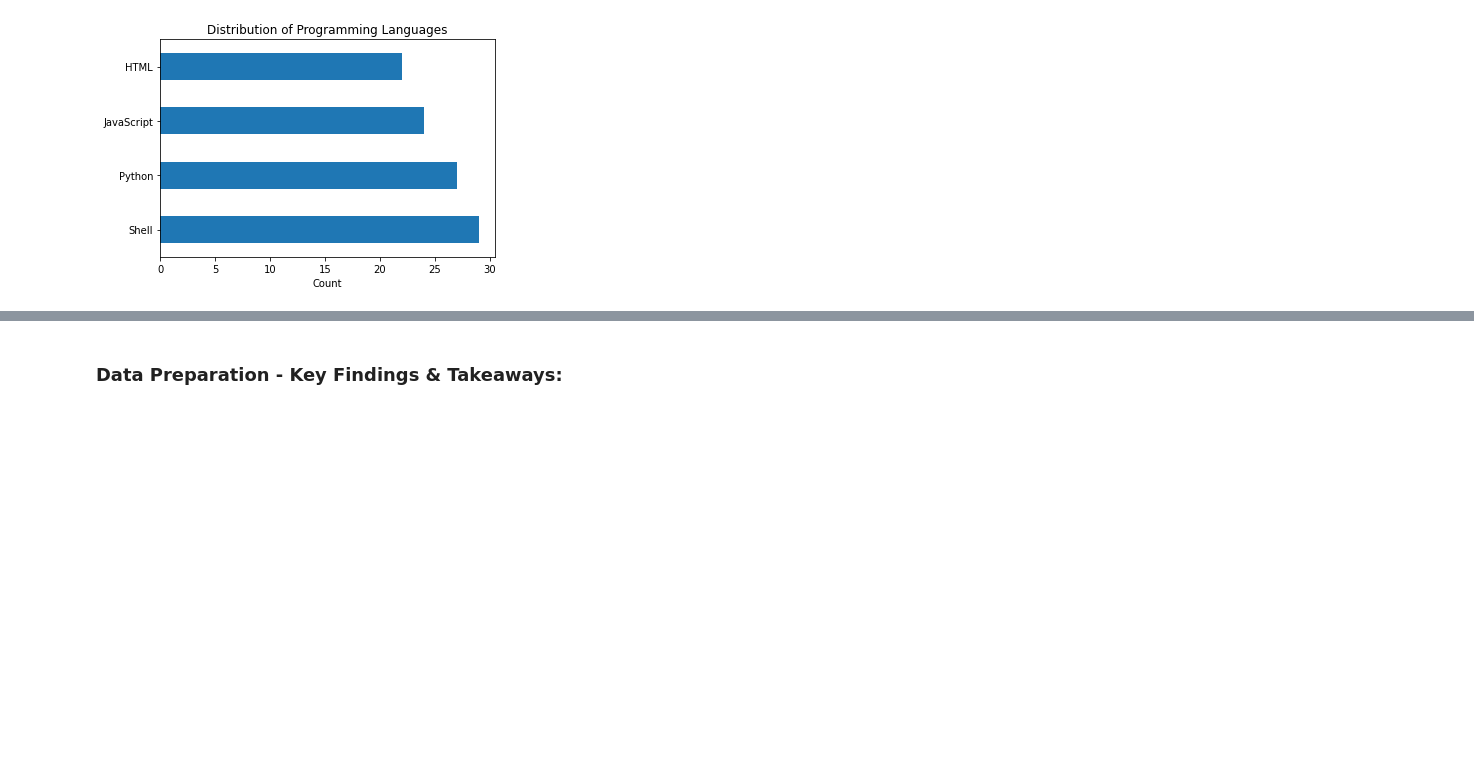
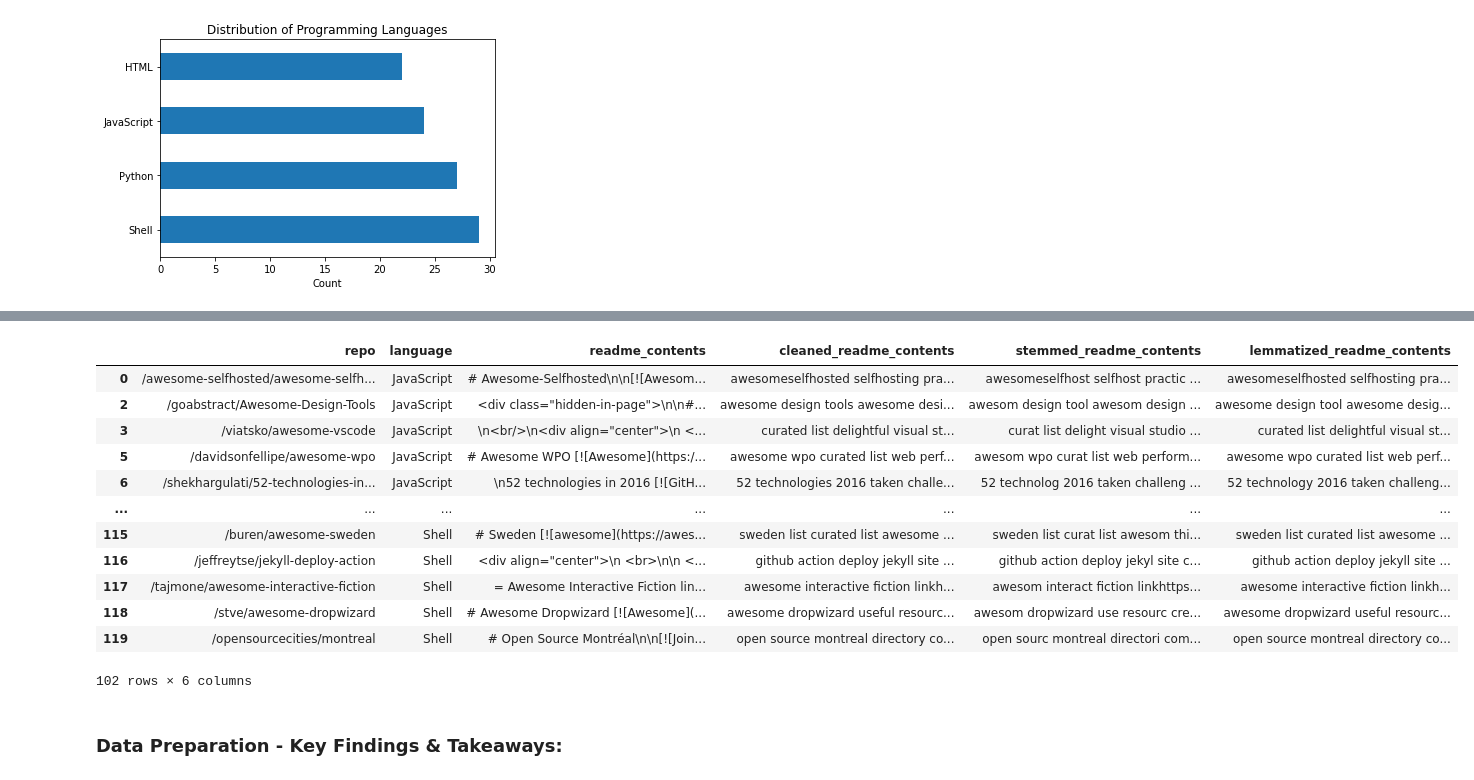
Before and after one commit to NLP-G4/NLP_group_project, a Jupyter notebook: final_report.ipynb, the cells around one changed output, grey strips where cells are left out. Drawn from its saved outputs; the diff is of its cells as text; code cells hidden in the pictures; blank space fills up the shorter version.

```diff
--- a/final_report.ipynb
+++ b/final_report.ipynb
@@ -129,6 +130,22 @@ Python        15
 JavaScript    13
 HTML          12
 Name: language, dtype: int64
+# %%
+df
+# %% [output]
+|  | repo | language | readme_contents | cleaned_readme_contents | stemmed_readme_contents | lemmatized_readme_contents |
+| 0 | /awesome-selfhosted/awesome-selfh... | JavaScript | # Awesome-Selfhosted\n\n[![Awesom... | awesomeselfhosted selfhosting pra... | awesomeselfhost selfhost practic ... | awesomeselfhosted selfhosting pra... |
+| 2 | /goabstract/Awesome-Design-Tools | JavaScript | <div class="hidden-in-page">\n\n#... | awesome design tools awesome desi... | awesom design tool awesom design ... | awesome design tool awesome desig... |
+| 3 | /viatsko/awesome-vscode | JavaScript | \n<br/>\n<div align="center">\n <... | curated list delightful visual st... | curat list delight visual studio ... | curated list delightful visual st... |
+| 5 | /davidsonfellipe/awesome-wpo | JavaScript | # Awesome WPO [![Awesome](https:/... | awesome wpo curated list web perf... | awesom wpo curat list web perform... | awesome wpo curated list web perf... |
+| 6 | /shekhargulati/52-technologies-in... | JavaScript | \n52 technologies in 2016 [![GitH... | 52 technologies 2016 taken challe... | 52 technolog 2016 taken challeng ... | 52 technology 2016 taken challeng... |
+| ... | ... | ... | ... | ... | ... | ... |
+| 115 | /buren/awesome-sweden | Shell | # Sweden [![awesome](https://awes... | sweden list curated list awesome ... | sweden list curat list awesom thi... | sweden list curated list awesome ... |
+| 116 | /jeffreytse/jekyll-deploy-action | Shell | <div align="center">\n <br>\n\n <... | github action deploy jekyll site ... | github action deploy jekyl site c... | github action deploy jekyll site ... |
+| 117 | /tajmone/awesome-interactive-fiction | Shell | = Awesome Interactive Fiction lin... | awesome interactive fiction linkh... | awesom interact fiction linkhttps... | awesome interactive fiction linkh... |
+| 118 | /stve/awesome-dropwizard | Shell | # Awesome Dropwizard [![Awesome](... | awesome dropwizard useful resourc... | awesom dropwizard use resourc cre... | awesome dropwizard useful resourc... |
+| 119 | /opensourcecities/montreal | Shell | # Open Source Montréal\n\n[![Join... | open source montreal directory co... | open sourc montreal directori com... | open source montreal directory co... |
+102 rows × 6 columns
 # %% [markdown]
 ### Data Preparation - Key Findings & Takeaways:
 # %% [markdown]
```
Also changed, not shown: parts of 6 cells of this notebook.
